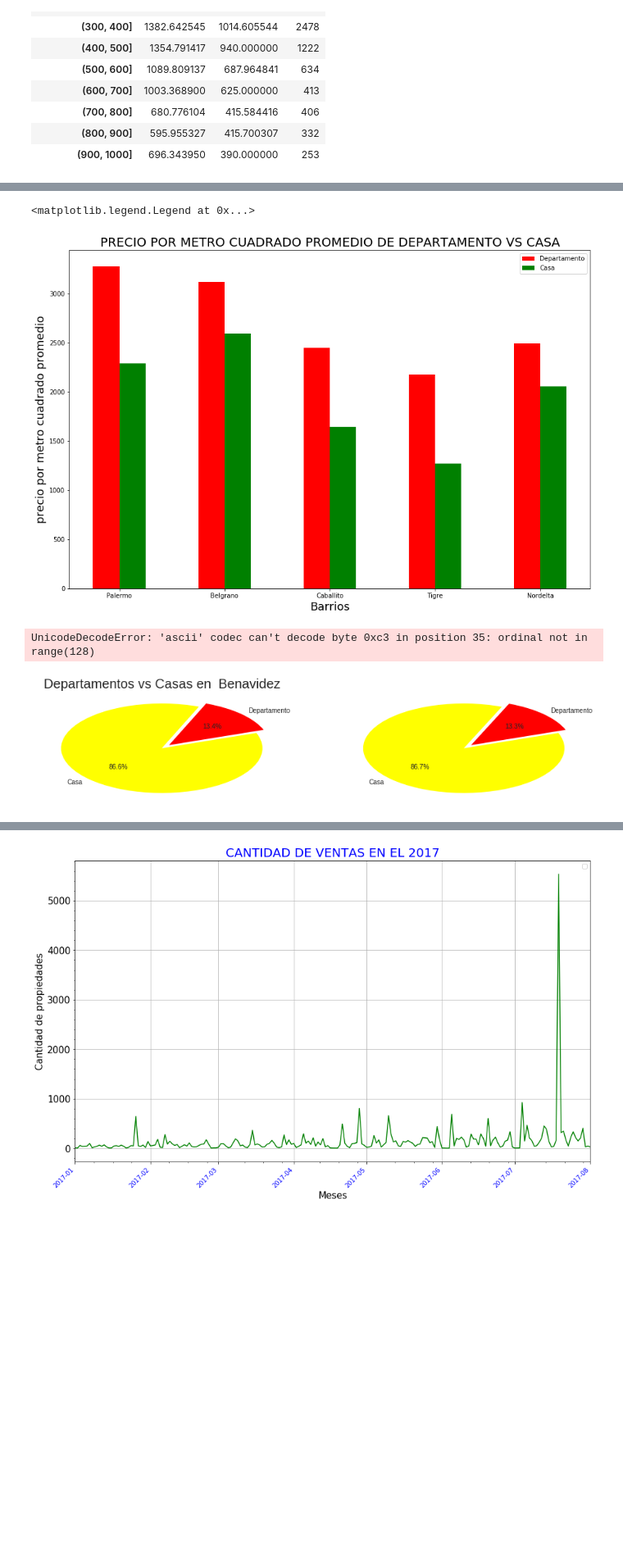
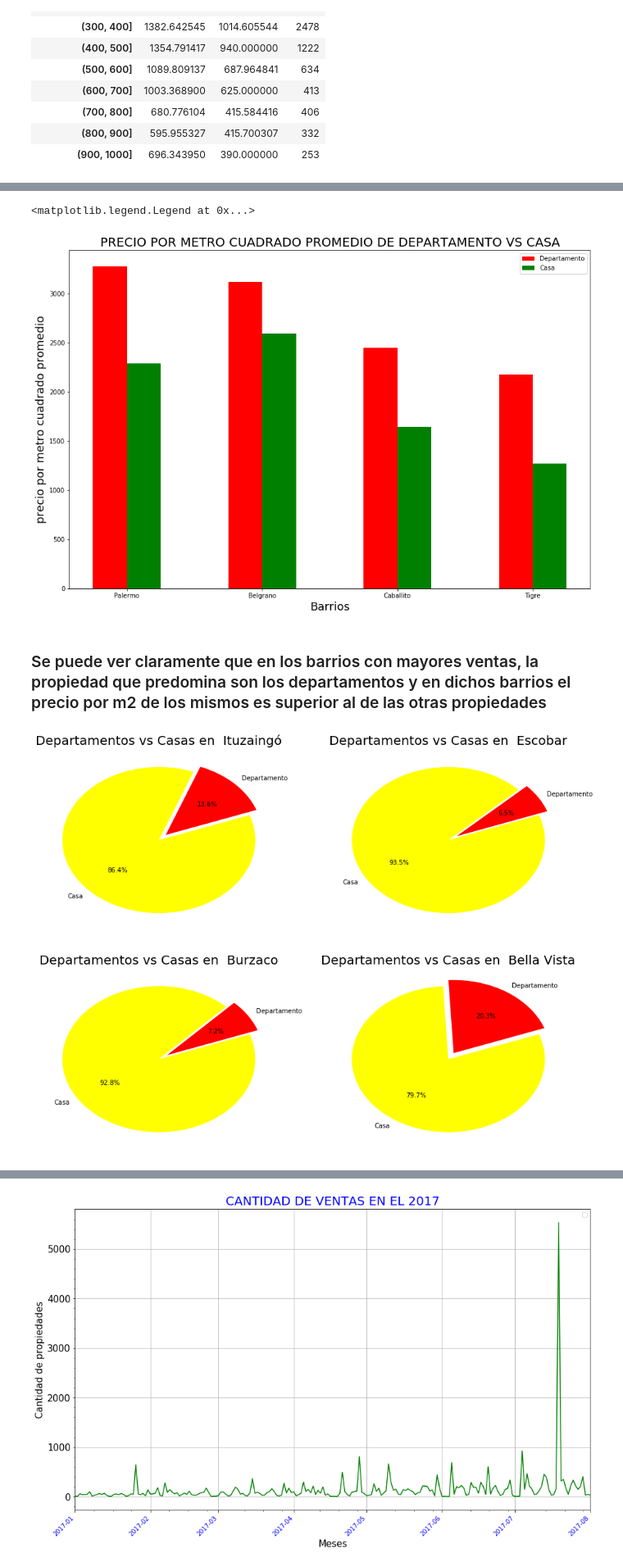
Before and after one commit to Belovic94/TP1-Analisis-Exploratorio, a Jupyter notebook: TP1 Analisis Exploratorio.ipynb, the cells around one changed output, grey strips where cells are left out. Shown at 82% size. Cells and saved outputs as stored; diff of their text form; code cells hidden in the pictures; blank space fills up the shorter version.

```diff
--- a/TP1 Analisis Exploratorio.ipynb
+++ b/TP1 Analisis Exploratorio.ipynb
@@ -130,4 +133,5 @@ for i in range(len(dataTipoProp)):
 # %%
+#Vemos que propiedad posee en promedio un mayor precio por m2
 deptosMean = []
 casasMean = []
 
@@ -137,7 +141,7 @@ for i in range(len(dataTipoProp)):
     deptosMean.append(dataTipoProp[i].loc[dataTipoProp[i]['property_type'] == 'apartment', :]['price_usd_per_m2'].mean())
     casasMean.append(dataTipoProp[i].loc[dataTipoProp[i]['property_type'] == 'house', :]['price_usd_per_m2'].mean())
 
-x = np.arange(5)
+x = np.arange(4)
 plt.bar(x, deptosMean, color = 'red', width=0.25 );
 plt.bar(x + 0.25, casasMean, color ='green',  width=0.25 );
 plt.xticks(x + 0.125, dataNombres, size = 'medium')
@@ -145,10 +149,10 @@ plt.title('PRECIO POR METRO CUADRADO PROMEDIO DE DEPARTAMENTO VS CASA', fontsize
 plt.xlabel('Barrios', fontsize = 18)
 plt.ylabel('precio por metro cuadrado promedio', fontsize = 18)
 plt.legend(nombres)
-
-#
 # %% [output]
 <matplotlib.legend.Legend at 0x...>
-[figure, old version]
+[figure, new version]
+# %% [markdown]
+### Se puede ver claramente que en los barrios con mayores ventas, la propiedad que predomina son los departamentos y en dichos barrios el precio por m2 de los mismos es superior al de las otras propiedades
 # %%
 dataSoloCasasyDeptos = propiedadesPorBarrio.loc[(propiedadesPorBarrio['property_type'] == 'house') | (propiedadesPorBarrio['property_type'] == 'apartment'), :]
@@ -157,21 +161,36 @@ listaBarrios = dataSoloCasasyDeptosBarrios.tolist()
+# %%
+from heapq import heappush, nlargest
+
+ventasPorBarrio = dataSoloCasasyDeptos.groupby('place_name')
+barriosMayorCasasQueDeptos = []
+nombres = ['Departamento', 'Casa']
+
+for i in range(len(listaBarrios)):
+    tam = []
+    barrio = ventasPorBarrio.get_group(listaBarrios[i])
+    tam.append(barrio.loc[barrio['property_type'] == 'apartment', :]['created_on'].count())
+    tam.append(barrio.loc[barrio['property_type'] == 'house', :]['created_on'].count())
+    diff = tam[1] - tam[0] #diferencia entre la cantidad casas y departamentos
+    if (diff > 10):
+        barriosMayorCasasQueDeptos.append((listaBarrios[i], tam, barrio, diff))
+
+#Se eligen los 5 barrios con mayor diferencia entre la cantidad de casas y deptos
+dataCasasMayorDeptos = list(map(lambda x: (x[0], x[1], x[2]), nlargest(4, barriosMayorCasasQueDeptos, key = lambda x: x[3])))
 # %%
-ventasPorBarrio = dataSoloCasasyDeptos.groupby('place_name')
-barriosMayorCasasQueDeptos = []
-nombres = ['Departamento', 'Casa']
+deptosMean = []
+casasMean = []
+dataNombres = []
 
 plt.figure(figsize=(15, 18));
 
-x = 0
-for i in xrange(len(listaBarrios)):
-    tam = []
-    tam.append(ventasPorBarrio.get_group(listaBarrios[i]).loc[ventasPorBarrio.get_group(listaBarrios[i])['property_type'] == 'apartment', :]['created_on'].count())
-    tam.append(ventasPorBarrio.get_group(listaBarrios[i]).loc[ventasPorBarrio.get_group(listaBarrios[i])['property_type'] == 'house', :]['created_on'].count())
-    if ((tam[1] - tam[0]) > 80):
-        barriosMayorCasasQueDeptos.append(listaBarrios[i])
-        ax = plt.subplot(521 + x );
-        plt.pie(tam, labels = nombres, autopct='%1.1f%%', startangle = 20, colors=['red', 'yellow'], explode=(0.1, 0))
-        plt.title('Departamentos vs Casas en  ' + listaBarrios[i], fontsize = 20);
-        x+=1
+for i in range(len(dataCasasMayorDeptos)):
+    barrio = dataCasasMayorDeptos[i][2]
+    deptosMean.append(barrio.loc[barrio['property_type'] == 'apartment', :]['price_usd_per_m2'].mean())
+    casasMean.append(barrio.loc[barrio['property_type'] == 'house', :]['price_usd_per_m2'].mean())
+    dataNombres.append(dataCasasMayorDeptos[i][0])
+
+    ax = plt.subplot(321 + i );
+    plt.pie(dataCasasMayorDeptos[i][1], labels = nombres, autopct='%1.1f%%', startangle = 20, colors=['red', 'yellow'], explode=(0.1, 0))
+    plt.title('Departamentos vs Casas en  ' + dataCasasMayorDeptos[i][0], fontsize = 20);
 # %% [output]
-UnicodeDecodeError: 'ascii' codec can't decode byte 0xc3 in position 35: ordinal not in range(128)
-[figure, old version]
+[figure, new version]
```
Also changed, not shown: parts of 52 cells of this notebook.
